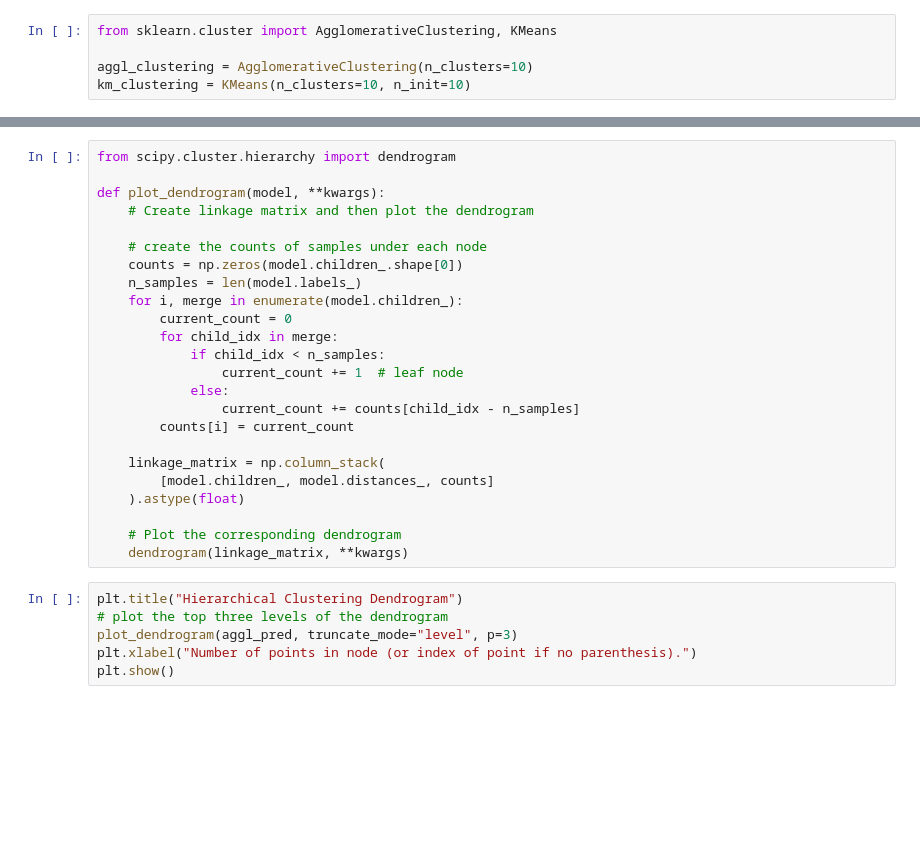
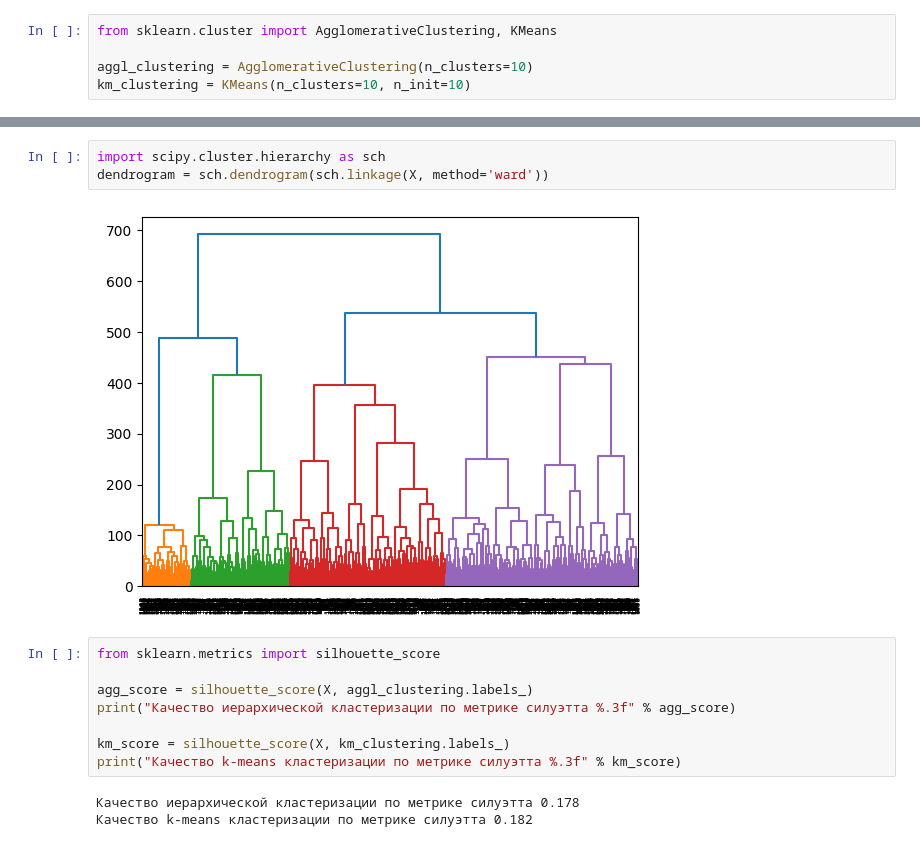
Before and after one commit to SergeyIntyashev/BGML_TAA2, a Jupyter notebook: taa_2.ipynb, the cells around one changed output, grey strips where cells are left out. Cells and saved outputs as stored; diff of their text form; blank space fills up the shorter version.

Commit message:
Implmented metrics

```diff
--- a/taa_2.ipynb
+++ b/taa_2.ipynb
@@ -24,30 +29,16 @@ plt.scatter(X[:,0], X[:,1], c=km_pred);
-# %%
-from scipy.cluster.hierarchy import dendrogram
-
-def plot_dendrogram(model, **kwargs):
-    # Create linkage matrix and then plot the dendrogram
-
-    # create the counts of samples under each node
-    counts = np.zeros(model.children_.shape[0])
-    n_samples = len(model.labels_)
-    for i, merge in enumerate(model.children_):
-        current_count = 0
-        for child_idx in merge:
-            if child_idx < n_samples:
-                current_count += 1  # leaf node
-            else:
-                current_count += counts[child_idx - n_samples]
-        counts[i] = current_count
-
-    linkage_matrix = np.column_stack(
-        [model.children_, model.distances_, counts]
-    ).astype(float)
-
-    # Plot the corresponding dendrogram
-    dendrogram(linkage_matrix, **kwargs)
-# %%
-plt.title("Hierarchical Clustering Dendrogram")
-# plot the top three levels of the dendrogram
-plot_dendrogram(aggl_pred, truncate_mode="level", p=3)
-plt.xlabel("Number of points in node (or index of point if no parenthesis).")
-plt.show()
+# %%
+import scipy.cluster.hierarchy as sch
+dendrogram = sch.dendrogram(sch.linkage(X, method='ward'))
+# %% [output]
+[figure, added]
+# %%
+from sklearn.metrics import silhouette_score
+
+agg_score = silhouette_score(X, aggl_clustering.labels_)
+print("Качество иерархической кластеризации по метрике силуэтта %.3f" % agg_score)
+
+km_score = silhouette_score(X, km_clustering.labels_)
+print("Качество k-means кластеризации по метрике силуэтта %.3f" % km_score)
+# %% [output]
+Качество иерархической кластеризации по метрике силуэтта 0.178
+Качество k-means кластеризации по метрике силуэтта 0.182
```
Also changed, not shown: parts of 5 cells of this notebook.
